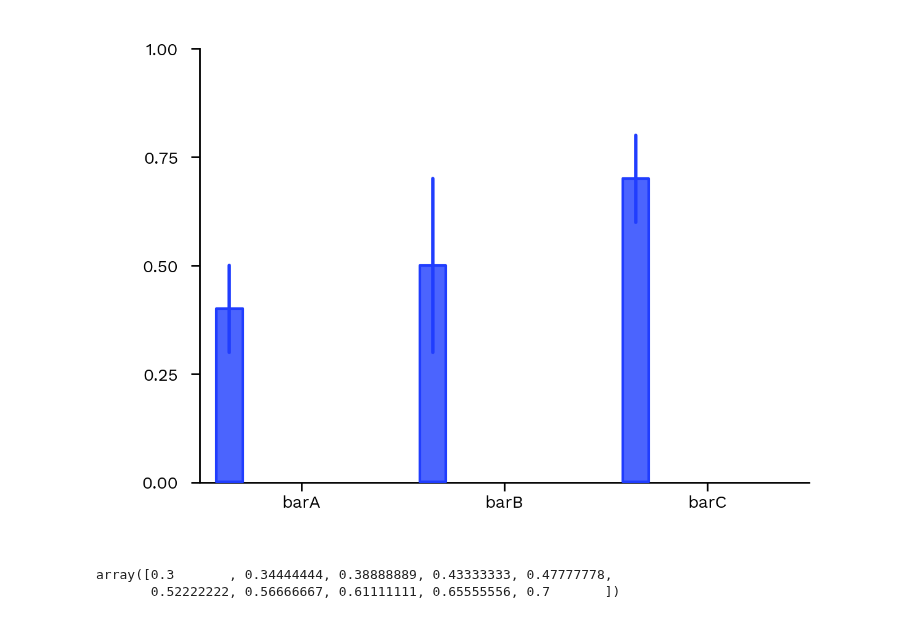
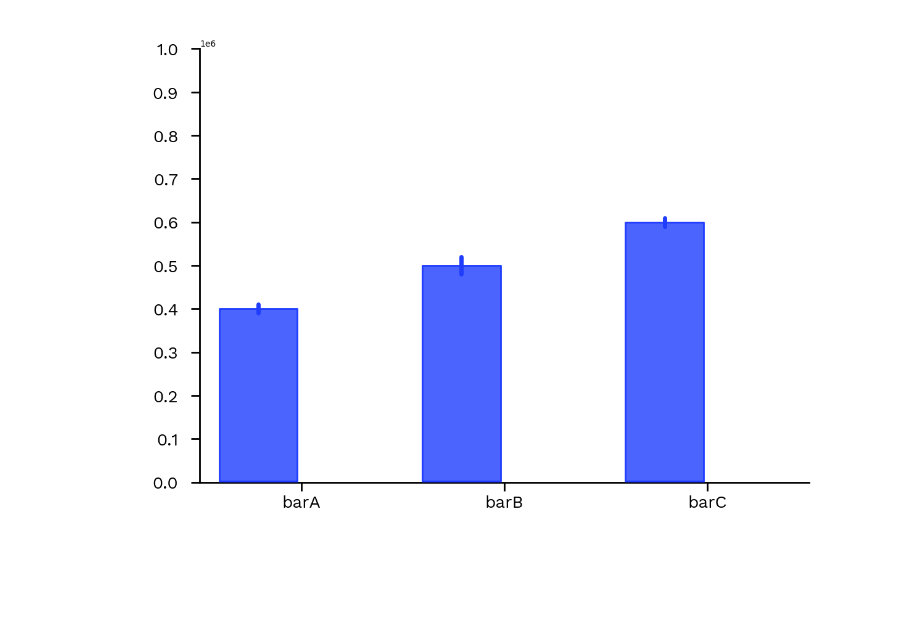
Before and after one commit to alexdsbreslav/quicklooks, a Jupyter notebook: Untitled.ipynb, the cells around one changed output. Saved outputs shown, nothing was run; the diff lists cells and outputs as text; code cells hidden in the pictures; blank space fills up the shorter version.

```diff
--- a/Untitled.ipynb
+++ b/Untitled.ipynb
@@ -3,45 +56,29 @@ import quicklook as ql
 # %%
 chart_skeleton = ql.chart_skeleton(
 size = ql.chart_size.half_slide,
 color_library = ql.color_libraries.mariglow,
 title = '',
 xlabel = '',
 ylabel = '',
-x_min_max = (0,1), y_min_max = (0,1),
-xtick_interval = 0.25, ytick_interval = 0.25,
+x_min_max = (0,1), y_min_max = (0,1e6),
+xtick_interval = 0.25, ytick_interval = 1e5,
 xtick_labels = ql.chart_xlabel.default,
 ytick_labels = ql.chart_ylabel.default,
 horizontal_gridlines_on = False,
 vertical_gridlines_on = False);
 
-y = [0.4,0.5,0.7]
-yerr = [0.1,0.2,0.1]
+y = [4e5,5e5,6e5]
+yerr = [1e4,2e4,1e4]
 
 bar = ql.bar_plot(chart_skeleton,
 xlabels = ['barA','barB', 'barC'],
 y = y,
 yerror = yerr, #If no values, None
-bars_per_xlabel = ,
+bars_per_xlabel = 2,
 bar_index = 0,
 color = chart_skeleton.color_library.default,
 opacity = 1,
 label_for_legend = '',
 layer_order = 1)
-
-# bar = ql.bar_plot(chart_skeleton,
-# xlabels = ['barC','barB'],
-# y = [0.65,0.2],
-# yerror = [0.4,0.3], #If no values, None
-# bars_per_xlabel = 2,
-# bar_index = 1,
-# color = chart_skeleton.color_library.orange,
-# opacity = 1,
-# label_for_legend = '',
-# layer_order = 1)
 # %% [output]
-[figure, old version]
+[figure, new version]
-# %%
-np.linspace(y[i]-yerr[i], y[i]+yerr[i],10)
-# %% [output]
-array([0.3       , 0.34444444, 0.38888889, 0.43333333, 0.47777778,
-       0.52222222, 0.56666667, 0.61111111, 0.65555556, 0.7       ])
```
Also changed, not shown: parts of 5 cells of this notebook, 12 other files.
